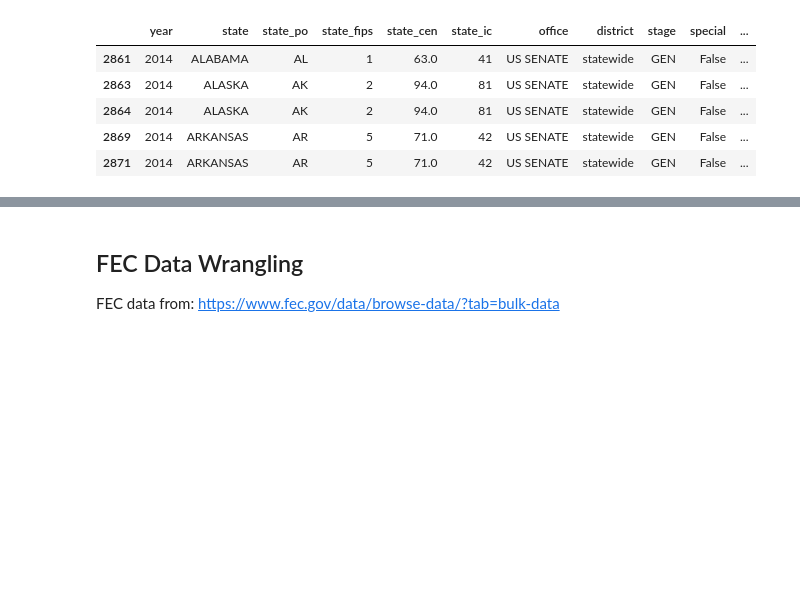
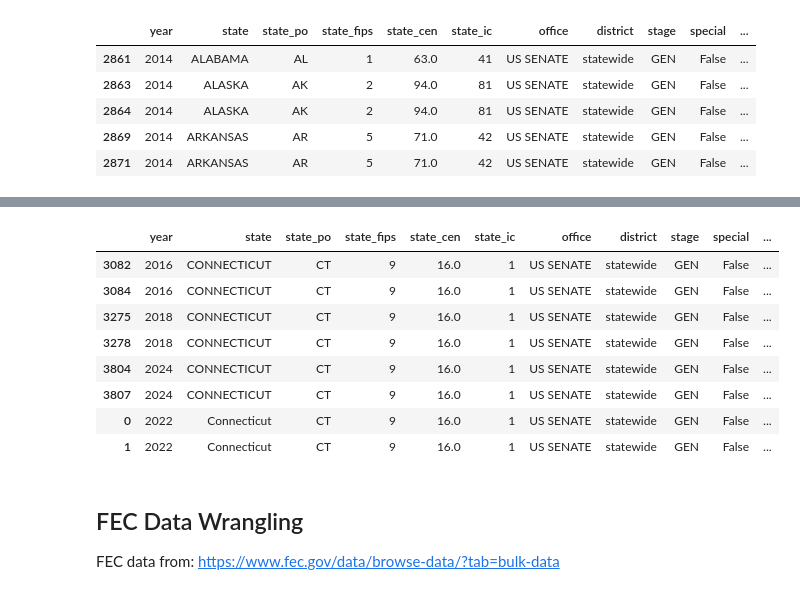
Before and after one commit to Hackquantumcpp/snoutcounter-midterms-2026-model, a Jupyter notebook: 01SEN-past-results-senate-wrangling.ipynb, the cells around one changed output, grey strips where cells are left out. Cells and saved outputs as stored; diff of their text form; code cells hidden in the pictures; blank space fills up the shorter version.

```diff
--- a/01SEN-past-results-senate-wrangling.ipynb
+++ b/01SEN-past-results-senate-wrangling.ipynb
@@ -188,3 +224,15 @@ res.shape
+# %%
+res[(res['state_po'] == 'CT')]
+# %% [output]
+|  | year | state | state_po | state_fips | state_cen | state_ic | office | district | stage | special | ... |
+| 3082 | 2016 | CONNECTICUT | CT | 9 | 16.0 | 1 | US SENATE | statewide | GEN | False | ... |
+| 3084 | 2016 | CONNECTICUT | CT | 9 | 16.0 | 1 | US SENATE | statewide | GEN | False | ... |
+| 3275 | 2018 | CONNECTICUT | CT | 9 | 16.0 | 1 | US SENATE | statewide | GEN | False | ... |
+| 3278 | 2018 | CONNECTICUT | CT | 9 | 16.0 | 1 | US SENATE | statewide | GEN | False | ... |
+| 3804 | 2024 | CONNECTICUT | CT | 9 | 16.0 | 1 | US SENATE | statewide | GEN | False | ... |
+| 3807 | 2024 | CONNECTICUT | CT | 9 | 16.0 | 1 | US SENATE | statewide | GEN | False | ... |
+| 0 | 2022 | Connecticut | CT | 9 | 16.0 | 1 | US SENATE | statewide | GEN | False | ... |
+| 1 | 2022 | Connecticut | CT | 9 | 16.0 | 1 | US SENATE | statewide | GEN | False | ... |
 # %% [markdown]
 ## FEC Data Wrangling
 
```
Also changed, not shown: parts of 16 cells of this notebook, 2 other files.
